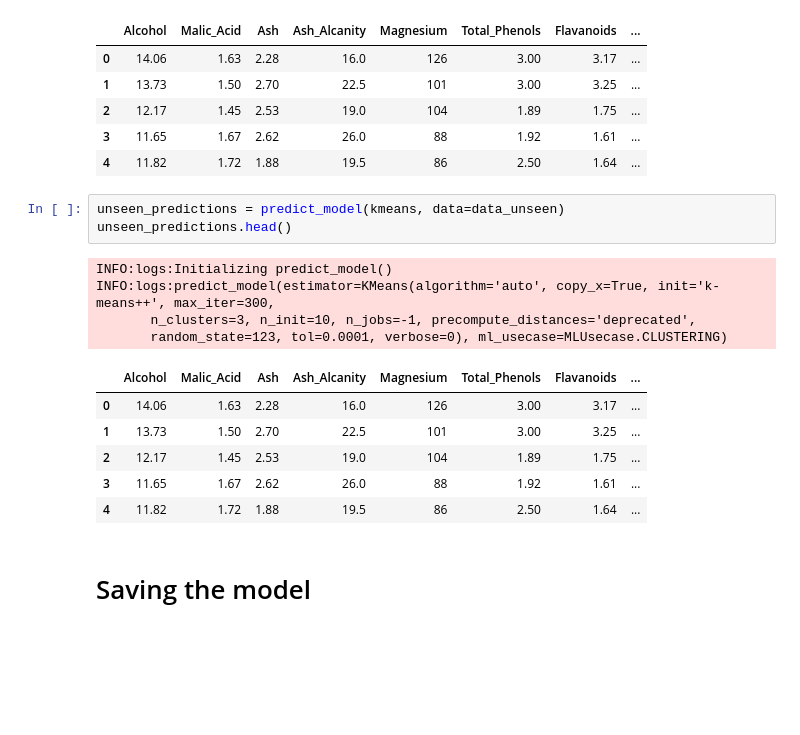
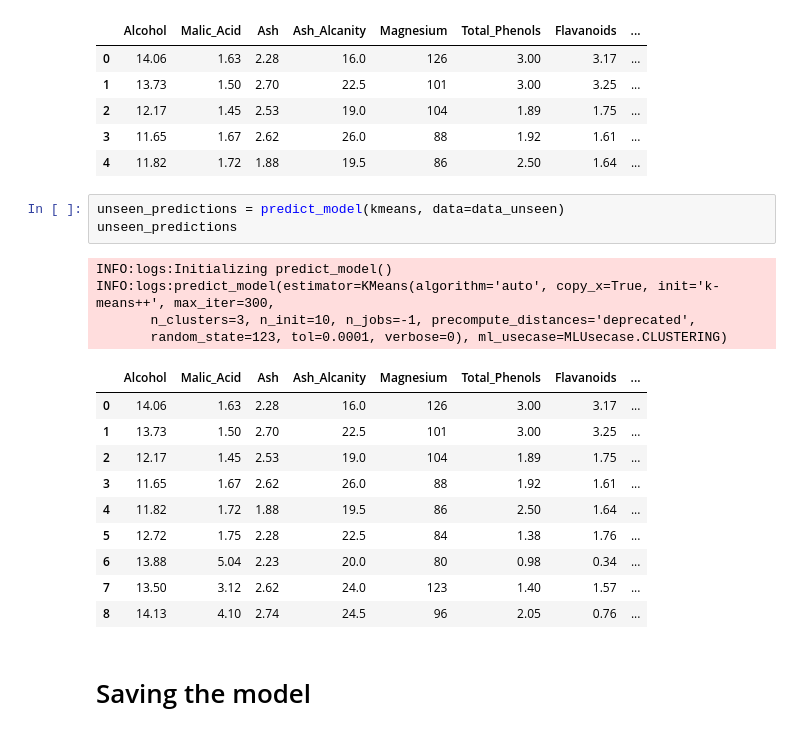
Before and after one commit to DeepCodeSec/ml1000-p2, a Jupyter notebook: project2_wine_clustering.ipynb, the cells around one changed output. Saved outputs shown, nothing was run; the diff lists cells and outputs as text; blank space fills up the shorter version.

```diff
--- a/project2_wine_clustering.ipynb
+++ b/project2_wine_clustering.ipynb
@@ -466,18 +466,22 @@ data_unseen.head()
 | 4 | 11.82 | 1.72 | 1.88 | 19.5 | 86 | 2.50 | 1.64 | ... |
 # %%
 unseen_predictions = predict_model(kmeans, data=data_unseen)
-unseen_predictions.head()
+unseen_predictions
 # %% [output]
 INFO:logs:Initializing predict_model()
 INFO:logs:predict_model(estimator=KMeans(algorithm='auto', copy_x=True, init='k-means++', max_iter=300,
        n_clusters=3, n_init=10, n_jobs=-1, precompute_distances='deprecated',
        random_state=123, tol=0.0001, verbose=0), ml_usecase=MLUsecase.CLUSTERING)
 |  | Alcohol | Malic_Acid | Ash | Ash_Alcanity | Magnesium | Total_Phenols | Flavanoids | ... |
 | 0 | 14.06 | 1.63 | 2.28 | 16.0 | 126 | 3.00 | 3.17 | ... |
 | 1 | 13.73 | 1.50 | 2.70 | 22.5 | 101 | 3.00 | 3.25 | ... |
 | 2 | 12.17 | 1.45 | 2.53 | 19.0 | 104 | 1.89 | 1.75 | ... |
 | 3 | 11.65 | 1.67 | 2.62 | 26.0 | 88 | 1.92 | 1.61 | ... |
 | 4 | 11.82 | 1.72 | 1.88 | 19.5 | 86 | 2.50 | 1.64 | ... |
+| 5 | 12.72 | 1.75 | 2.28 | 22.5 | 84 | 1.38 | 1.76 | ... |
+| 6 | 13.88 | 5.04 | 2.23 | 20.0 | 80 | 0.98 | 0.34 | ... |
+| 7 | 13.50 | 3.12 | 2.62 | 24.0 | 123 | 1.40 | 1.57 | ... |
+| 8 | 14.13 | 4.10 | 2.74 | 24.5 | 96 | 2.05 | 0.76 | ... |
 # %% [markdown]
 # Saving the model
 # %%
```
